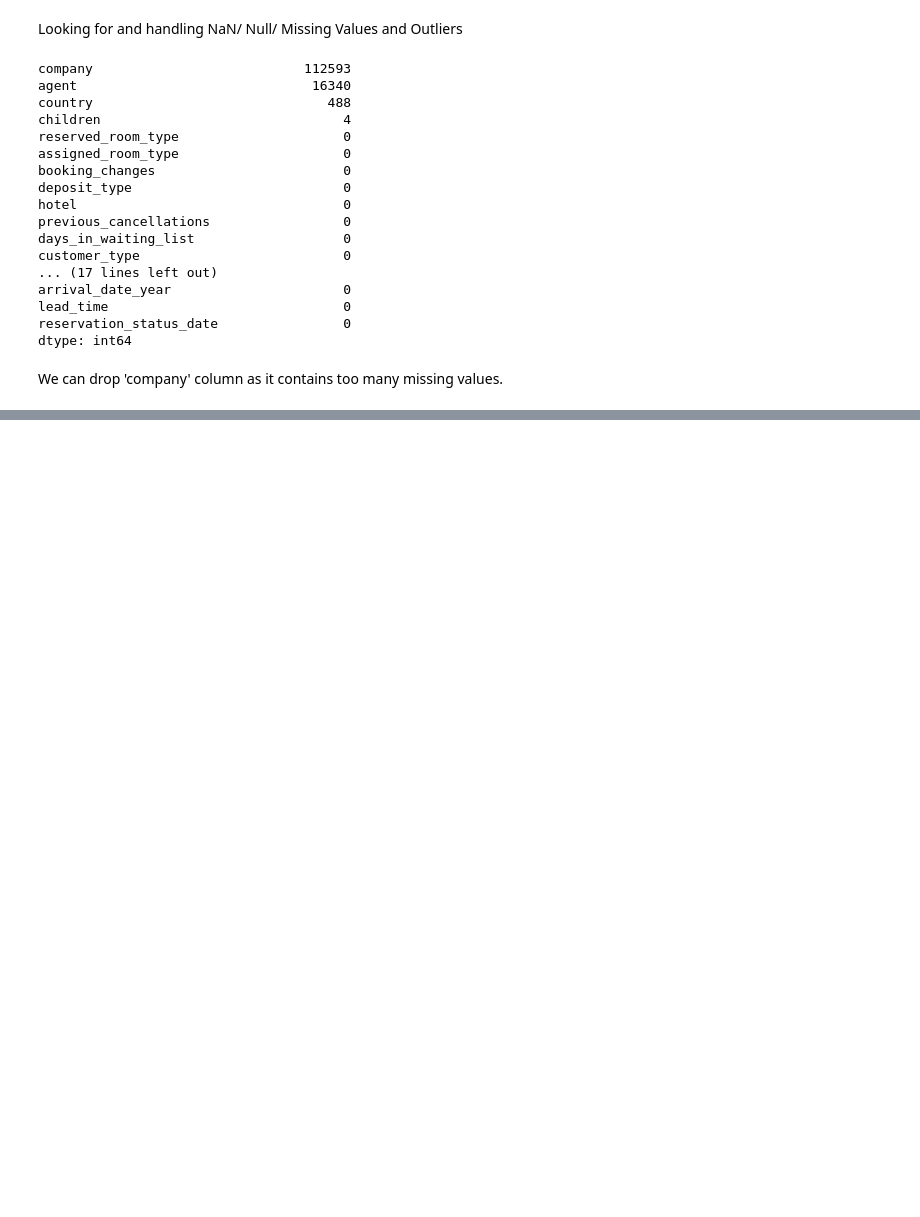
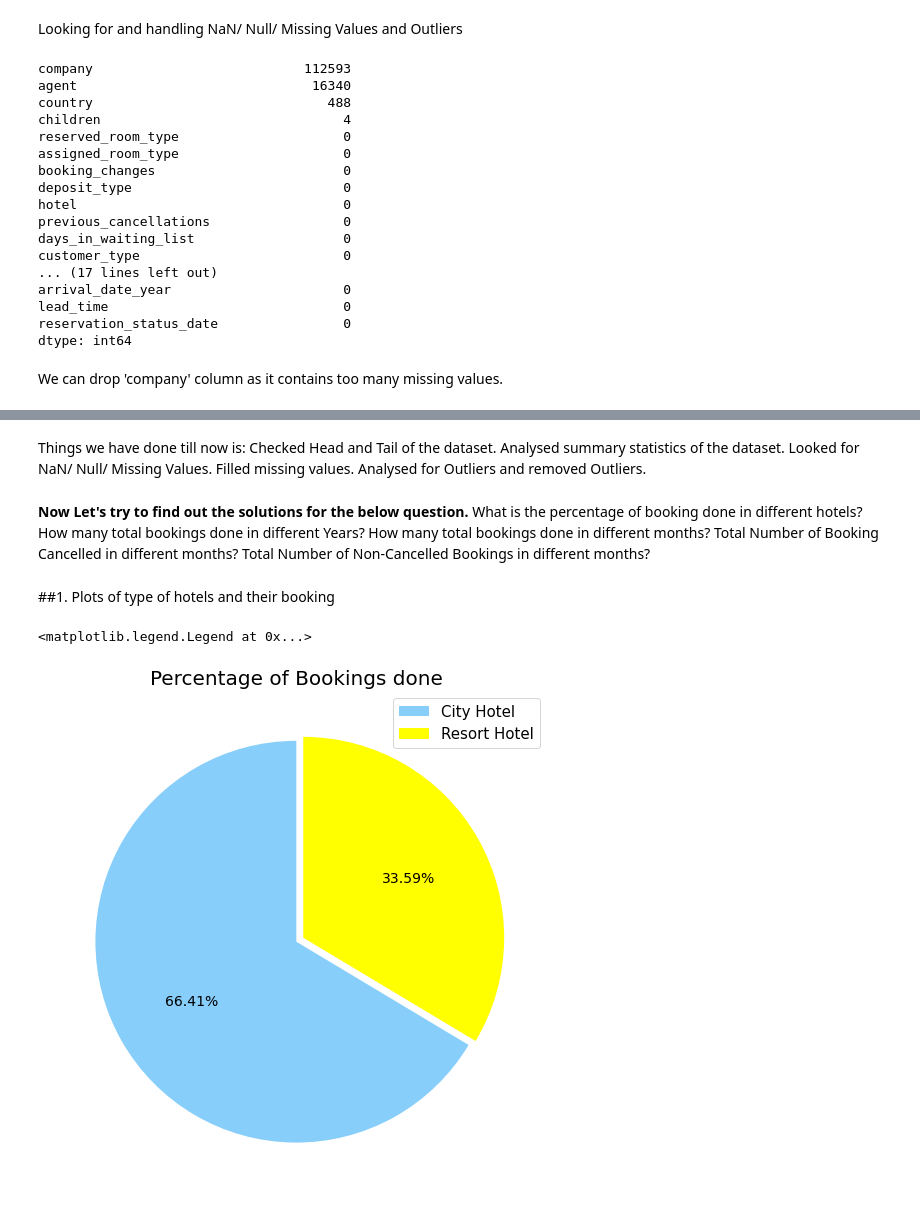
Before and after one commit to Sameervasudev/Capstone_Project_Hotel_Booking, a Jupyter notebook: Sameer_Talashilkar_|_Hotel_Booking_Analysis_Capstone_Project.ipynb, the cells around one changed output, grey strips where cells are left out. Cells and saved outputs as stored; diff of their text form; code cells hidden in the pictures; blank space fills up the shorter version.

```diff
--- a/Sameer_Talashilkar_|_Hotel_Booking_Analysis_Capstone_Project.ipynb
+++ b/Sameer_Talashilkar_|_Hotel_Booking_Analysis_Capstone_Project.ipynb
@@ -119,0 +146,33 @@ df.drop( axis=1, columns=['company'] ,inplace=True) #dropped company column beca
+# %%
+df=df.drop(df[df['adr']>1000].index) #dropping the row where the average daily rate per person is more than 1000.
+# %%
+df=df.drop(df[df['adr']<0].index) #ropping the row where the average daily rate per person is less than 0.
+# %% [markdown]
+Things we have done till now is:
+Checked Head and Tail of the dataset.
+Analysed summary statistics of the dataset.
+Looked for NaN/ Null/ Missing Values.
+Filled missing values.
+Analysed for Outliers and removed Outliers.
+# %% [markdown]
+**Now Let's try to find out the solutions for the below question.**
+What is the percentage of booking done in different hotels?
+How many total bookings done in different Years?
+How many total bookings done in different months?
+Total Number of Booking Cancelled in different months?
+Total Number of Non-Cancelled Bookings in different months?
+# %% [markdown]
+##1. Plots of type of hotels and their booking
+# %%
+#Pie-Chart for the percentage of bookings done in different types of Hotels.
+plt.figure(figsize=(9,10))
+labels = df['hotel'].value_counts().index.tolist()
+sizes = df['hotel'].value_counts().tolist()
+explode = (0, 0.04)
+colors = ['lightskyblue','yellow']
+plt.pie(sizes, explode=explode, colors=colors,autopct='%1.2f%%', startangle=90, textprops={'fontsize': 14})
+plt.title('Percentage of Bookings done', fontsize=20)
+plt.legend(labels,loc=1, prop = {'size' : 15})
+# %% [output]
+<matplotlib.legend.Legend at 0x...>
+[figure, added]
```
Also changed, not shown: parts of 24 cells of this notebook.
